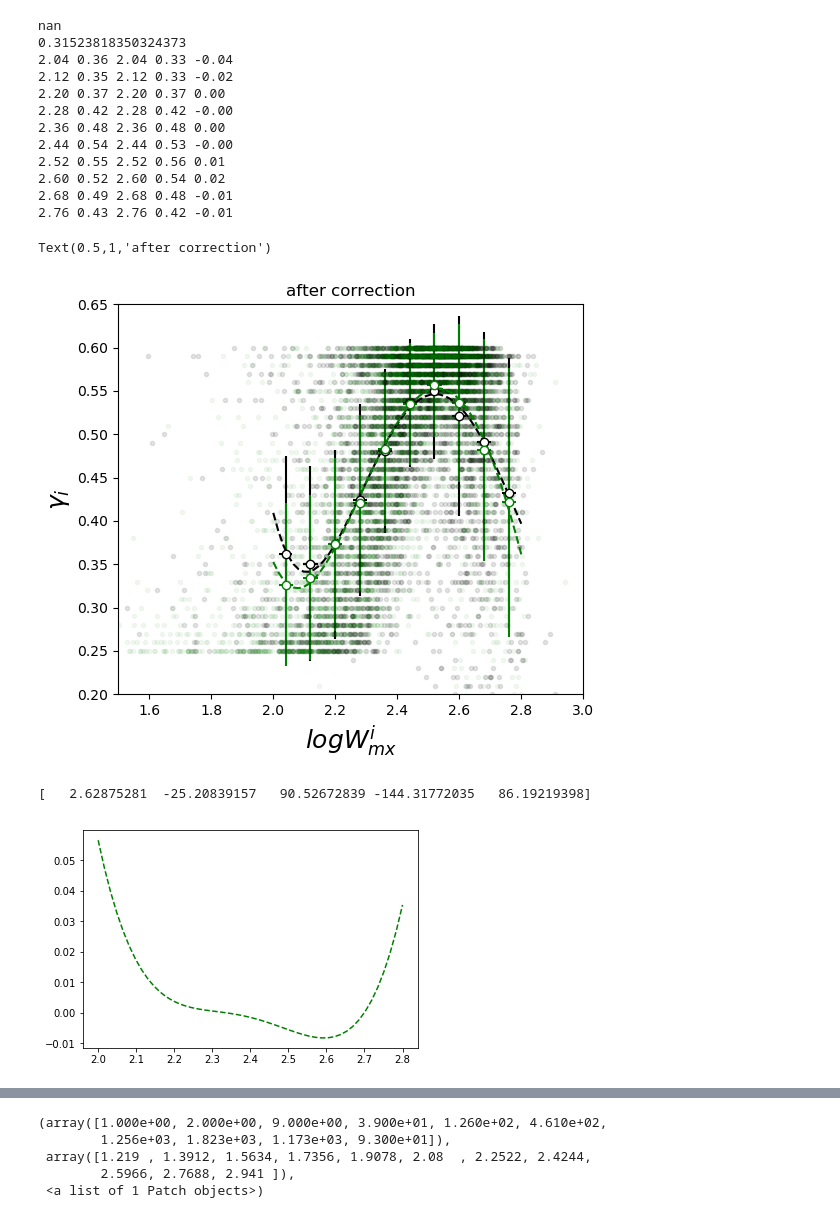
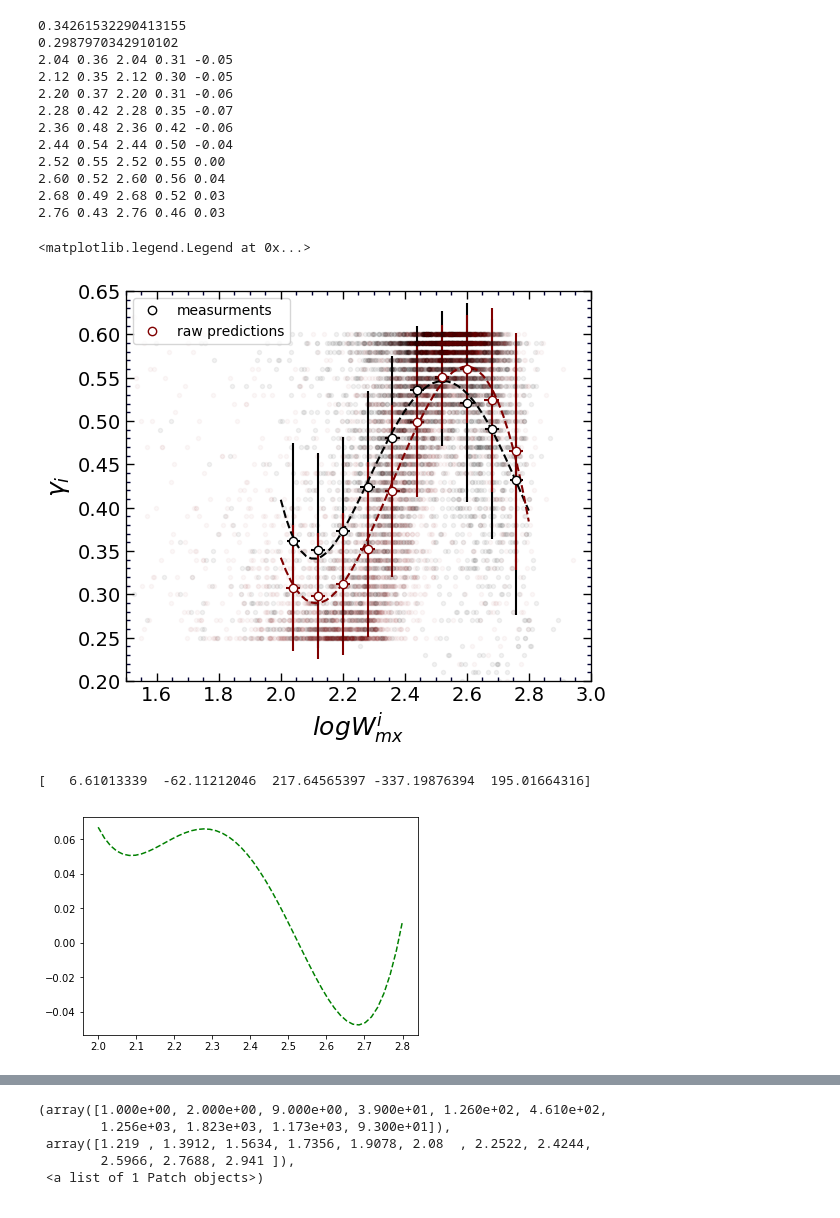
Before and after one commit to ekourkchi/TFcalibrators, a Jupyter notebook: Predictions_assessments.ipynb, the cells around one changed output, grey strips where cells are left out. Drawn from its saved outputs; the diff is of its cells as text; code cells hidden in the pictures.

```diff
--- a/Predictions_assessments.ipynb
+++ b/Predictions_assessments.ipynb
@@ -66,5 +79,9 @@ def set_axes(ax_list, xlim, ylim):
 # %%
-inFile = 'corrected_mags_linewidth_all.csv.test'
+## The current data available on EDD
+# inFile = 'corrected_mags_linewidth_all.csv'
+
+## The older version before extra adjustments
+inFile = 'TF_calibration_parameters_bar.200527'
 
 table   = np.genfromtxt(inFile , delimiter='|', filling_values=-99999, names=True, dtype=None, encoding=None)
 
@@ -161,8 +178,8 @@ fig = py.figure(figsize=(5,5), dpi=100)
 fig.subplots_adjust(wspace=0, top=0.9, bottom=0.12, left=0.05, right=0.98)
 ax = fig.add_subplot(111)
 
-ax.plot(X1, Y1, 'k.', alpha=0.1)
-ax.plot(X2, Y2, 'g.', alpha=0.05)
+ax.plot(X1, Y1, 'k.', alpha=0.05)
+ax.plot(X2, Y2, '.', alpha=0.03, color='maroon')
 
 
 
@@ -209,66 +226,79 @@ for i in np.arange(2.,2.8,0.08):
         xx = i+0.04 # np.median(xp)
         yy = np.mean(yp)
         ax.errorbar(xx, yy, yerr=np.std(yp), xerr=np.std(xp), fmt='o',
-                    color='green', ms=6, mfc='white')
+                    color='maroon', ms=6, mfc='white')
         Lxx2.append(xx)
         Lyy2.append(yy)
         Lyy2e.append(np.std(yp))
+
+
+ax.errorbar([100,100], [200,200], fmt='o',
+                    color='black', ms=6, mfc='white', label='measurments')
+
+ax.errorbar([100,100], [200,200], fmt='o',
+                    color='maroon', ms=6, mfc='white', label='raw predictions')
+
+
 
 for i in range(len(Lxx1)):
     d = Lyy2[i]-Lyy1[i]
     print '%.2f'%Lxx1[i], '%.2f'%Lyy1[i], '%.2f'%Lxx2[i], '%.2f'%Lyy2[i], '%.2f'%d
 
 
 v = np.linspace(2,2.8,50)
 Lxx1 = np.asarray(Lxx1)
 Lxx2 = np.asarray(Lxx2)
 Lyy1 = np.asarray(Lyy1)
 Lyy2 = np.asarray(Lyy2)
 Lyy1e = np.asarray(Lyy1e)
 Lyy2e = np.asarray(Lyy2e)
 
 n = 4
 c1 = np.polyfit(Lxx1, Lyy1, n, w=1./Lyy1e)
 cy1 = v*0
 for i in range(n+1): cy1+=c1[i]*v**(n-i)
 ax.plot(v, cy1, 'k--')
 
 c2 = np.polyfit(Lxx2, Lyy2, n, w=1./Lyy2e)
 cy2 = v*0
 for i in range(n+1): cy2+=c2[i]*v**(n-i)
-ax.plot(v, cy2, 'g--')
+ax.plot(v, cy2, '--', color='maroon')
 
 ax.set_xlabel(r'$logW^i_{mx}$', fontsize=18)
 ax.set_ylabel(r'$\gamma_i$', fontsize=18)
 
 
 ax.set_ylim(0.2,0.65)
 ax.set_xlim(1.5,3)
 
-ax.set_title('after correction')
+set_axes(ax, fontsize=14)
+
+# ax.set_title('after correction')
+
+ax.legend()
 # %% [output]
-nan
-0.31523818350324373
-2.04 0.36 2.04 0.33 -0.04
-2.12 0.35 2.12 0.33 -0.02
-2.20 0.37 2.20 0.37 0.00
-2.28 0.42 2.28 0.42 -0.00
-2.36 0.48 2.36 0.48 0.00
-2.44 0.54 2.44 0.53 -0.00
-2.52 0.55 2.52 0.56 0.01
-2.60 0.52 2.60 0.54 0.02
-2.68 0.49 2.68 0.48 -0.01
-2.76 0.43 2.76 0.42 -0.01
+0.34261532290413155
+0.2987970342910102
+2.04 0.36 2.04 0.31 -0.05
+2.12 0.35 2.12 0.30 -0.05
+2.20 0.37 2.20 0.31 -0.06
+2.28 0.42 2.28 0.35 -0.07
+2.36 0.48 2.36 0.42 -0.06
+2.44 0.54 2.44 0.50 -0.04
+2.52 0.55 2.52 0.55 0.00
+2.60 0.52 2.60 0.56 0.04
+2.68 0.49 2.68 0.52 0.03
+2.76 0.43 2.76 0.46 0.03
-Text(0.5,1,'after correction')
+<matplotlib.legend.Legend at 0x...>
-[figure, old version]
+[figure, new version]
 # %%
 c = c1-c2
 plt.plot(v,c[0]*v**4+c[1]*v**3+c[2]*v**2+c[3]*v+c[4], 'g--')
 
 print c
 # %% [output]
-[   2.62875281  -25.20839157   90.52672839 -144.31772035   86.19219398]
+[   6.61013339  -62.11212046  217.64565397 -337.19876394  195.01664316]
-[figure, old version]
+[figure, new version]
 # %%
 _, bins, _ =  plt.hist(Y2, histtype='step', label='0', color='g')
 plt.hist(Y1,  histtype='step', label='2', color='k', bins=bins)
```
Also changed, not shown: parts of 42 cells of this notebook, 9 other files.
